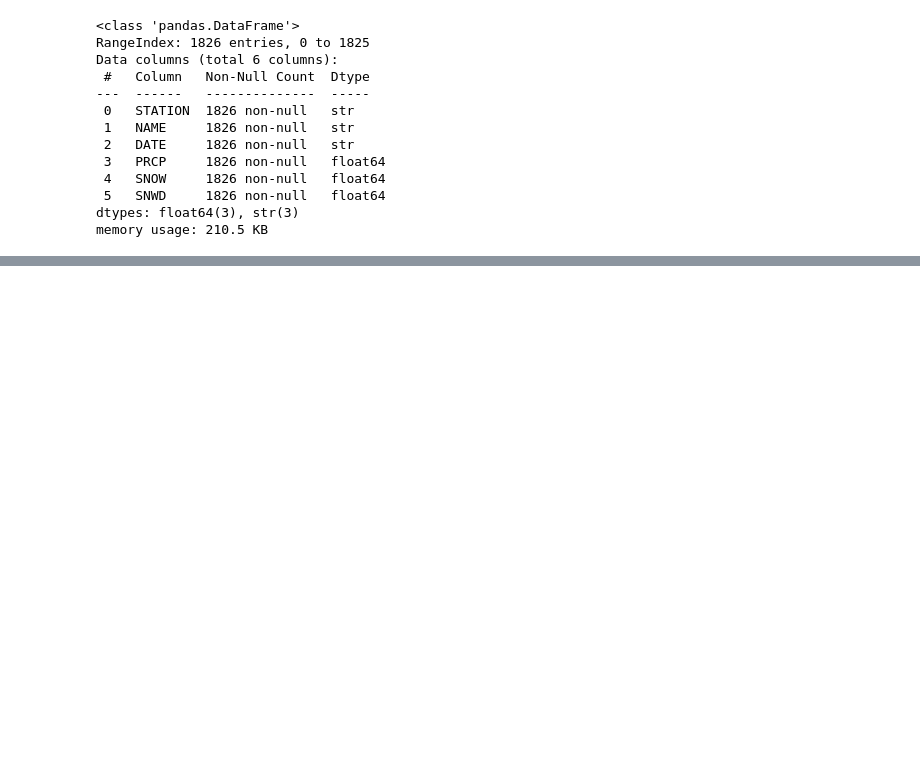
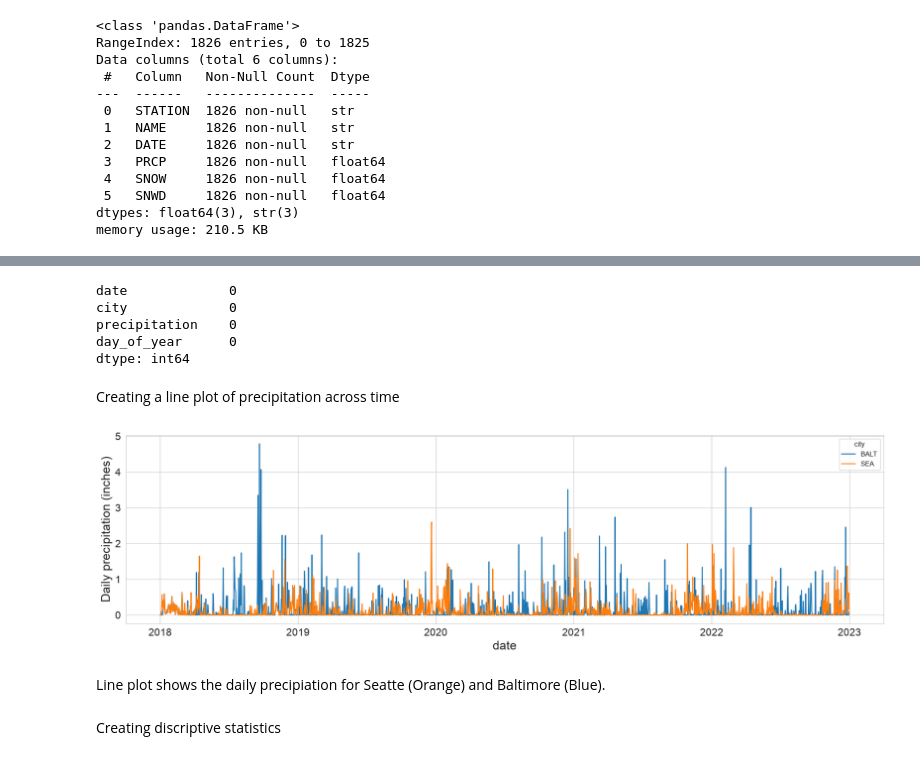
Before and after one commit to sophsophiea/weather, a Jupyter notebook: code/Baltimore_Weather.ipynb, the cells around one changed output, grey strips where cells are left out. Drawn from its saved outputs; the diff is of its cells as text; code cells hidden in the pictures; blank space fills up the shorter version.

```diff
--- a/code/Baltimore_Weather.ipynb
+++ b/code/Baltimore_Weather.ipynb
@@ -53,0 +440,2 @@ memory usage: 210.5 KB
+# %%
+indices = np.where(df['precipitation'].isna() == True)[0]
@@ -53,0 +462,11 @@ memory usage: 210.5 KB
+# %%
+for index in indices:
+    df_copy.loc[index, 'precipitation'] = mean_day_precipitation.loc[df_copy.loc[index, 'day_of_year']].values[0]
+# %%
+df_copy.isna().sum()
+# %% [output]
+date             0
+city             0
+precipitation    0
+day_of_year      0
+dtype: int64
@@ -53,0 +475,19 @@ memory usage: 210.5 KB
+# %% [markdown]
+Creating a line plot of precipitation across time
+# %%
+plt.figure(figsize=(20,5))
+
+sns.lineplot(data=df_copy, x='date', y='precipitation', hue='city')
+
+plt.xlabel('date', fontsize=18)
+plt.ylabel('Daily precipitation (inches)', fontsize=18)
+
+plt.tick_params(labelsize=15)
+
+plt.show()
+# %% [output]
+[figure, added]
+# %% [markdown]
+Line plot shows the daily precipiation for Seatte (Orange) and Baltimore (Blue).
+# %% [markdown]
+Creating discriptive statistics
```
Also changed, not shown: parts of 111 cells of this notebook.
